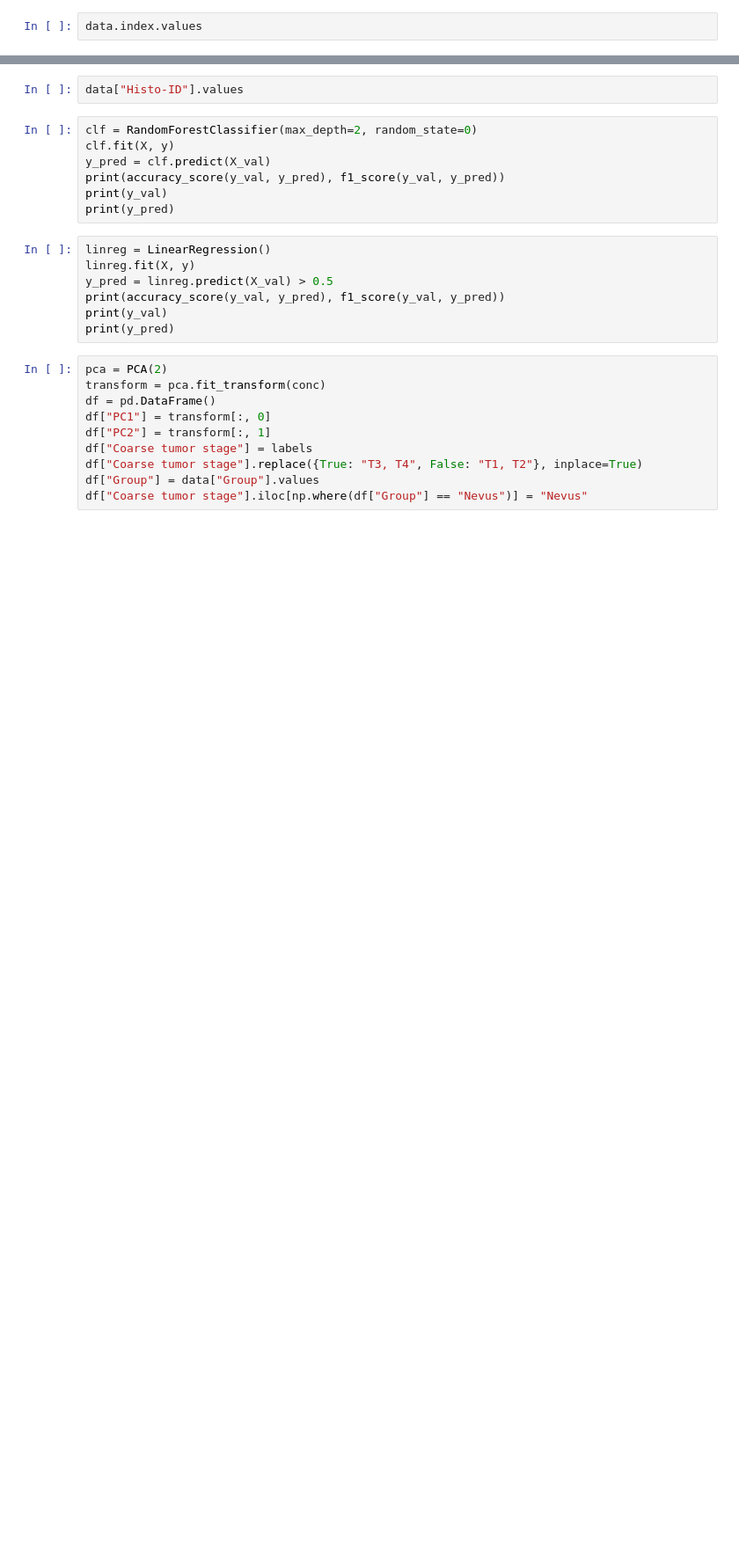
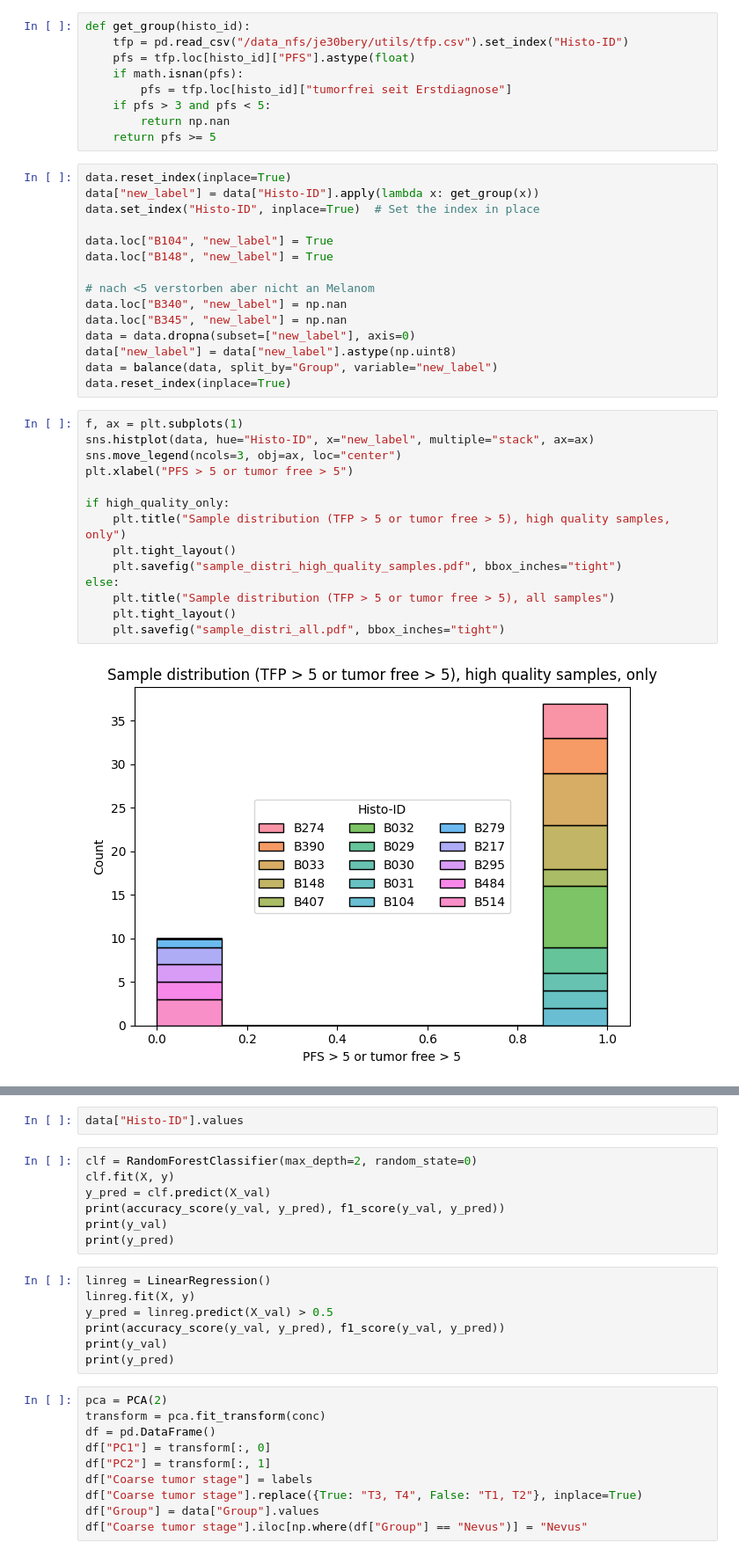
Before and after one commit to bionetslab/xml_melc_melanoma, a Jupyter notebook: notebooks/feature_embedding.ipynb, the cells around one changed output, grey strips where cells are left out. Shown at 88% size. Cells and saved outputs as stored; diff of their text form; blank space fills up the shorter version.

```diff
--- a/notebooks/feature_embedding.ipynb
+++ b/notebooks/feature_embedding.ipynb
@@ -34,3 +42,41 @@ data = balance(data, split_by="split", variable="Coarse tumor stage")
-# %%
-data.index.values
+# %%
+def get_group(histo_id):
+    tfp = pd.read_csv("/data_nfs/je30bery/utils/tfp.csv").set_index("Histo-ID")
+    pfs = tfp.loc[histo_id]["PFS"].astype(float)
+    if math.isnan(pfs):
+        pfs = tfp.loc[histo_id]["tumorfrei seit Erstdiagnose"]
+    if pfs > 3 and pfs < 5:
+        return np.nan
+    return pfs >= 5
+# %%
+data.reset_index(inplace=True)
+data["new_label"] = data["Histo-ID"].apply(lambda x: get_group(x))
+data.set_index("Histo-ID", inplace=True)  # Set the index in place
+
+data.loc["B104", "new_label"] = True
+data.loc["B148", "new_label"] = True
+
+# nach <5 verstorben aber nicht an Melanom
+data.loc["B340", "new_label"] = np.nan
+data.loc["B345", "new_label"] = np.nan
+data = data.dropna(subset=["new_label"], axis=0)
+data["new_label"] = data["new_label"].astype(np.uint8)
+data = balance(data, split_by="Group", variable="new_label")
+data.reset_index(inplace=True)
+# %%
+f, ax = plt.subplots(1)
+sns.histplot(data, hue="Histo-ID", x="new_label", multiple="stack", ax=ax)
+sns.move_legend(ncols=3, obj=ax, loc="center")
+plt.xlabel("PFS > 5 or tumor free > 5")
+
+if high_quality_only:
+    plt.title("Sample distribution (TFP > 5 or tumor free > 5), high quality samples, only")
+    plt.tight_layout()
+    plt.savefig("sample_distri_high_quality_samples.pdf", bbox_inches="tight")
+else:
+    plt.title("Sample distribution (TFP > 5 or tumor free > 5), all samples")
+    plt.tight_layout()
+    plt.savefig("sample_distri_all.pdf", bbox_inches="tight")
+# %% [output]
+[figure, added]
 # %%
```
Also changed, not shown: parts of 16 cells of this notebook, 1 other file.
